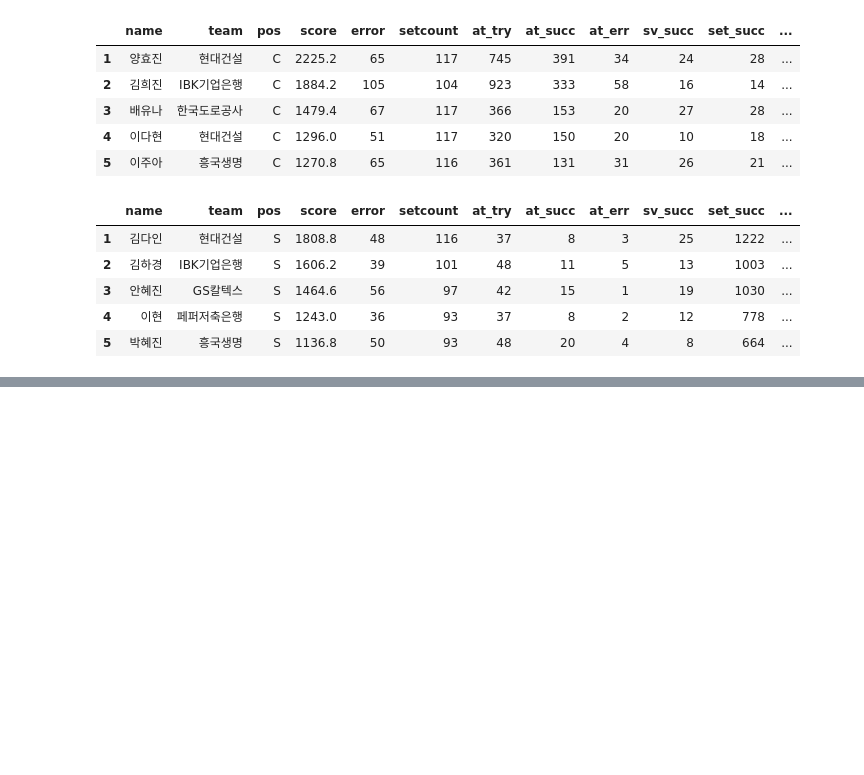
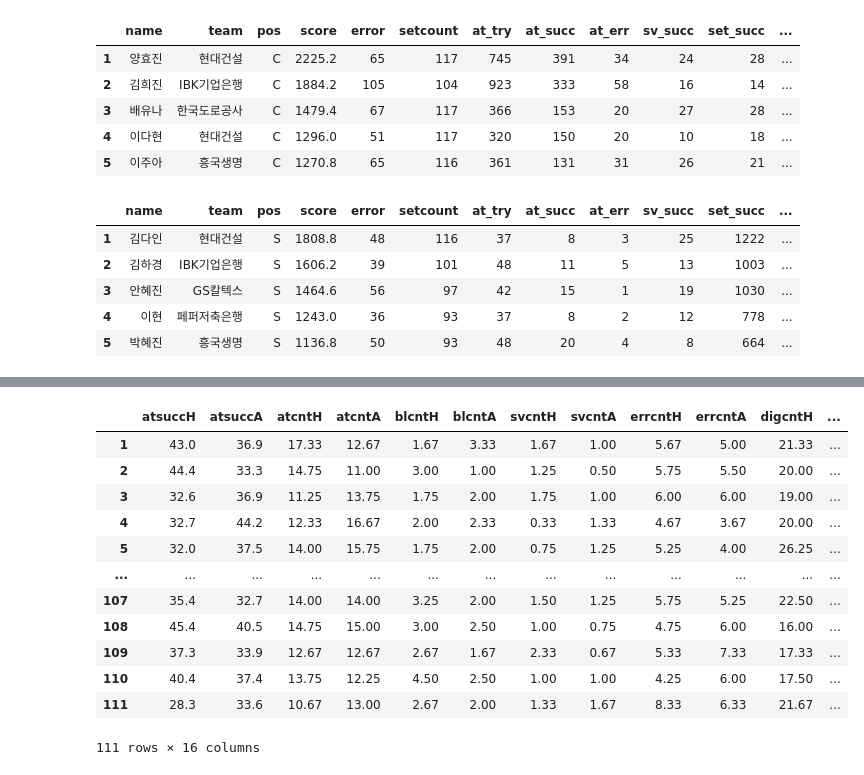
Before and after one commit to sol09/VB_DA, a Jupyter notebook: crawling_vb.ipynb, the cells around one changed output, grey strips where cells are left out. Drawn from its saved outputs; the diff is of its cells as text; code cells hidden in the pictures; blank space fills up the shorter version.

```diff
--- a/crawling_vb.ipynb
+++ b/crawling_vb.ipynb
@@ -246,0 +329,37 @@ player.to_csv('C:\\Users\\ADMIN\\JupyterProj\\data\\FeVolleyball\\player.csv',en
+# %%
+ndatelist = []
+gamenumlist = []
+setlist = []
+
+browser = webdriver.Chrome('C:/Users/ADMIN/Desktop/chromedriver.exe')  # chromedriver 다운받고, 다운 받은 경로 써주어야함
+
+for i in range(1,7):
+    search_url = "https://www.kovo.co.kr/game/v-league/11110_schedule_list.asp?season=018&team=&s_part=2&yymm=&r_round="+str(i)
+
+    browser.get(search_url)
+    browser.implicitly_wait(2)
+
+    # 크롤링 할 데이터 테이블,태그 찾기 - 경기 정보 (날짜, 홈팀, 원정팀, 경기결과, 라운드)
+    table = browser.find_element_by_class_name('wrp_lst')    # div.wrp_lst
+    tbody = table.find_element_by_tag_name("tbody")
+    rows = tbody.find_elements_by_tag_name("tr")
+
+    for value in rows:
+        d = value.find_elements_by_tag_name("td")
+        if len(d)>3:
+            date = d[0].text
+            gamenum = d[1].text
+            date = re.findall('[0-9]',date)
+            date = "".join(date)
+            teamH = d[3].text
+            teamA = d[4].text
+            setnum = re.findall('[0-9]',teamH+teamA)
+            setcnt = 0
+            for s in setnum:
+                setcnt += int(s)
+
+            ndatelist.append(date)
+            gamenumlist.append(gamenum)
+            setlist.append(setcnt)
+
+browser.close()
@@ -246,0 +438,21 @@ player.to_csv('C:\\Users\\ADMIN\\JupyterProj\\data\\FeVolleyball\\player.csv',en
+# %%
+gamedetail = pd.DataFrame([atsuccH,atsuccA,atcntH,atcntA,blcntH,blcntA,svcntH,svcntA,errcntH,errcntA,digcntH,digcntA,rscntH,
+                           rscntA,setcntH,setcntA]).transpose()
+gamedetail.index += 1
+gamedetail.columns = ['atsuccH','atsuccA','atcntH','atcntA','blcntH','blcntA','svcntH','svcntA','errcntH','errcntA',
+                      'digcntH','digcntA','rscntH','rscntA','setcntH','setcntA']
+gamedetail
+# %% [output]
+|  | atsuccH | atsuccA | atcntH | atcntA | blcntH | blcntA | svcntH | svcntA | errcntH | errcntA | digcntH | ... |
+| 1 | 43.0 | 36.9 | 17.33 | 12.67 | 1.67 | 3.33 | 1.67 | 1.00 | 5.67 | 5.00 | 21.33 | ... |
+| 2 | 44.4 | 33.3 | 14.75 | 11.00 | 3.00 | 1.00 | 1.25 | 0.50 | 5.75 | 5.50 | 20.00 | ... |
+| 3 | 32.6 | 36.9 | 11.25 | 13.75 | 1.75 | 2.00 | 1.75 | 1.00 | 6.00 | 6.00 | 19.00 | ... |
+| 4 | 32.7 | 44.2 | 12.33 | 16.67 | 2.00 | 2.33 | 0.33 | 1.33 | 4.67 | 3.67 | 20.00 | ... |
+| 5 | 32.0 | 37.5 | 14.00 | 15.75 | 1.75 | 2.00 | 0.75 | 1.25 | 5.25 | 4.00 | 26.25 | ... |
+| ... | ... | ... | ... | ... | ... | ... | ... | ... | ... | ... | ... | ... |
+| 107 | 35.4 | 32.7 | 14.00 | 14.00 | 3.25 | 2.00 | 1.50 | 1.25 | 5.75 | 5.25 | 22.50 | ... |
+| 108 | 45.4 | 40.5 | 14.75 | 15.00 | 3.00 | 2.50 | 1.00 | 0.75 | 4.75 | 6.00 | 16.00 | ... |
+| 109 | 37.3 | 33.9 | 12.67 | 12.67 | 2.67 | 1.67 | 2.33 | 0.67 | 5.33 | 7.33 | 17.33 | ... |
+| 110 | 40.4 | 37.4 | 13.75 | 12.25 | 4.50 | 2.50 | 1.00 | 1.00 | 4.25 | 6.00 | 17.50 | ... |
+| 111 | 28.3 | 33.6 | 10.67 | 13.00 | 2.67 | 2.00 | 1.33 | 1.67 | 8.33 | 6.33 | 21.67 | ... |
+111 rows × 16 columns
```
Also changed, not shown: parts of 12 cells of this notebook.
